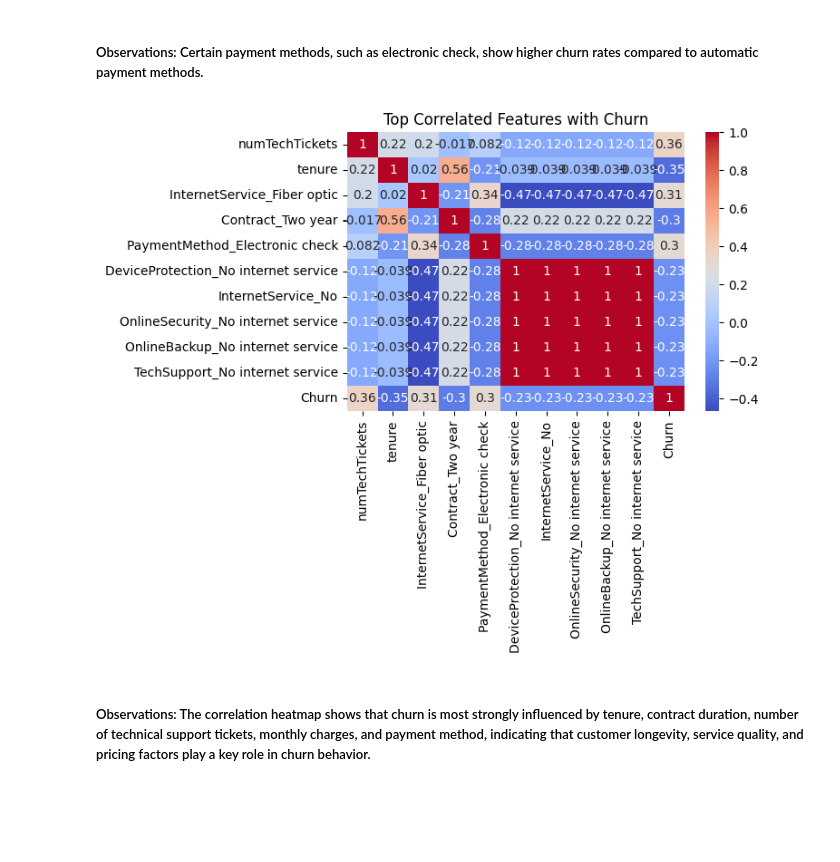
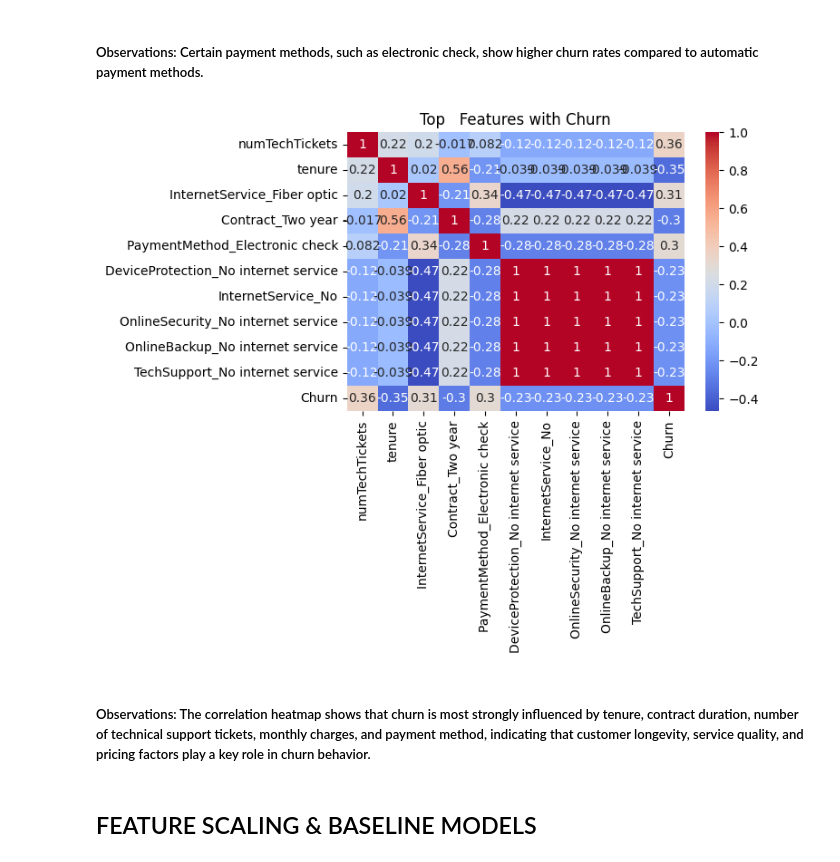
Before and after one commit to ashashkaWestfeild/telco-customer-churn-ml-deployment, a Jupyter notebook: notebooks/eda.ipynb, the cells around one changed output. Cells and saved outputs as stored; diff of their text form; code cells hidden in the pictures; blank space fills up the shorter version.

Commit message:
Started with Models: LR

```diff
--- a/notebooks/eda.ipynb
+++ b/notebooks/eda.ipynb
@@ -136,4 +141,6 @@ df_encoded.to_csv("../data/processed_telco.csv",index=False)
 # %% [markdown]
 ## EDA (Exploratory Data Analysis)
+# %%
+df = pd.read_csv("../data/processed_telco.csv")
 # %%
 plt.figure()
@@ -204,19 +211,21 @@ plt.show()
 # %% [markdown]
 ##### Observations: Certain payment methods, such as electronic check, show higher churn rates compared to automatic payment methods.
 # %%
-corr = df_encoded.corr()
+corr = df.corr()
 
 top_corr = corr["Churn"].abs().sort_values(ascending=False)[1:11]
 
 plt.figure(figsize=(6,4))
 sns.heatmap(
-    df_encoded[top_corr.index.tolist() + ["Churn"]].corr(),
+    df[top_corr.index.tolist() + ["Churn"]].corr(),
     annot=True,
     cmap="coolwarm"
 )
 plt.title("Top   Features with Churn")
 plt.show()
 # %% [output]
-[figure, old version]
+[figure, new version]
 # %% [markdown]
 ##### Observations: The correlation heatmap shows that churn is most strongly influenced by tenure, contract duration, number of technical support tickets, monthly charges, and payment method, indicating that customer longevity, service quality, and pricing factors play a key role in churn behavior.
+# %% [markdown]
+## FEATURE SCALING & BASELINE MODELS
```
Also changed, not shown: parts of 16 cells of this notebook, 2 other files.
